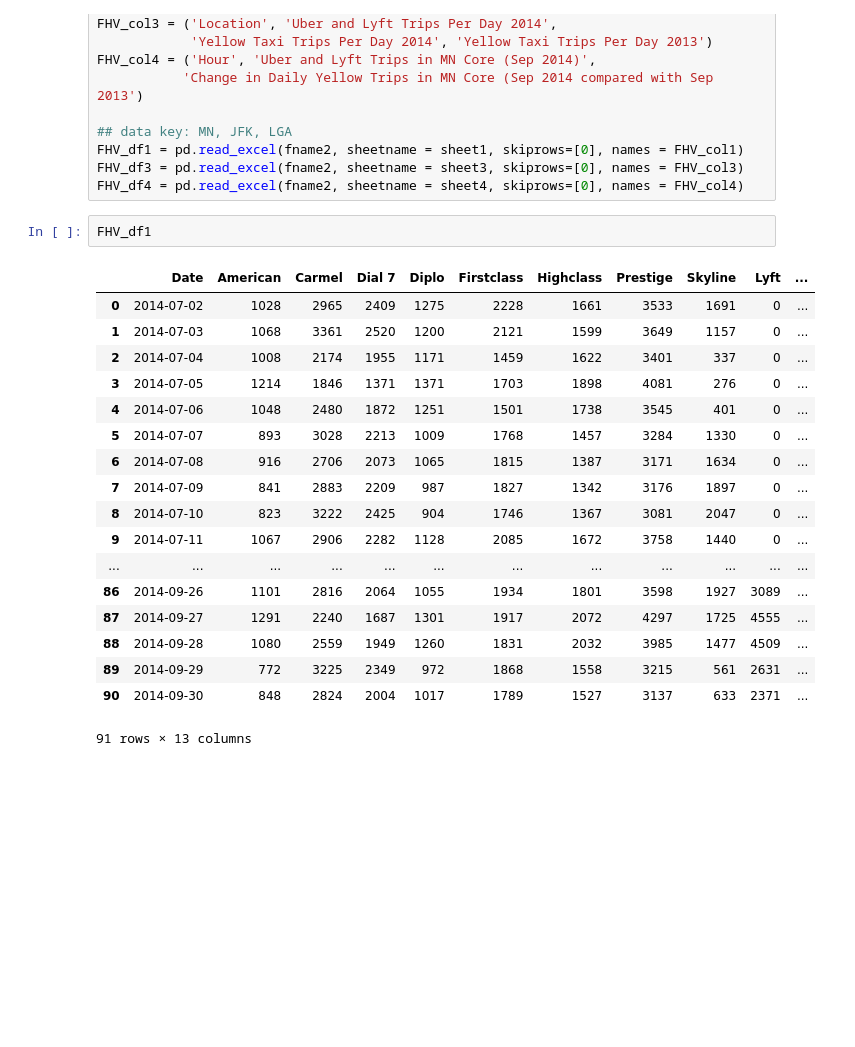
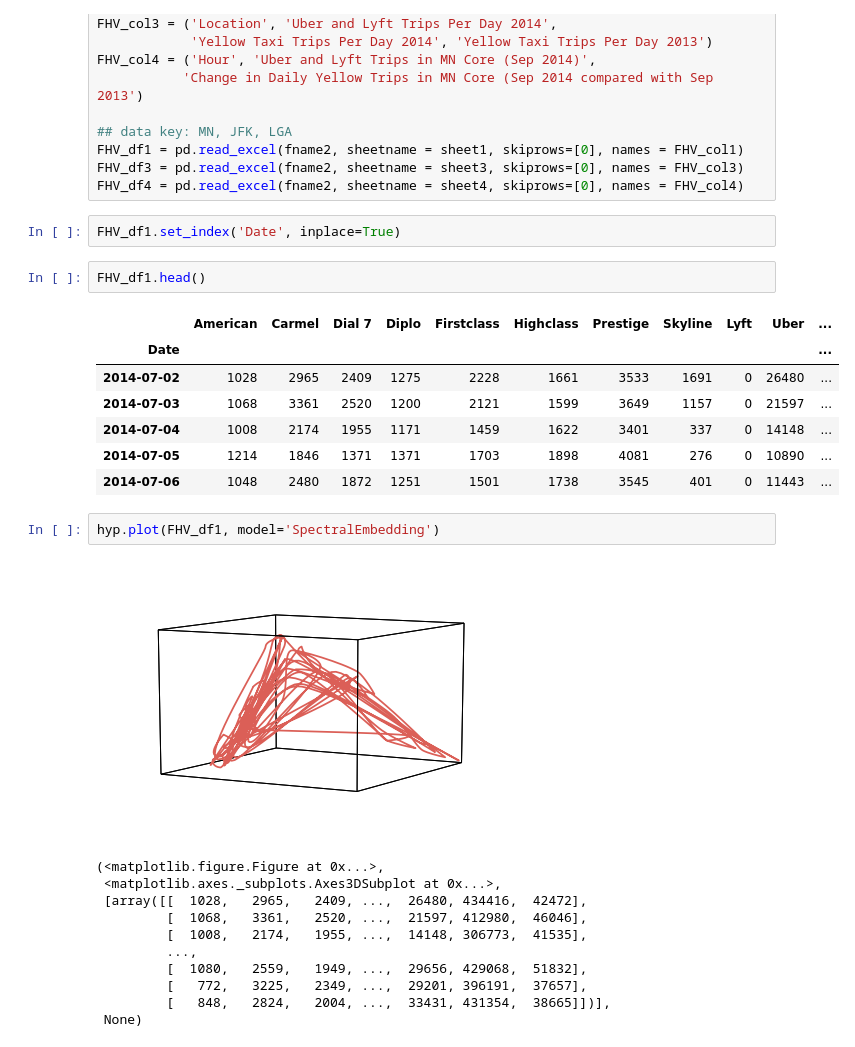
Before and after one commit to ContextLab/storytelling-with-data, a Jupyter notebook: data-stories/uber-nyc/Uber Analysis.ipynb, the cells around one changed output. Cells and saved outputs as stored; diff of their text form; blank space fills up the shorter version.

Commit message:
reset index to date

```diff
--- a/data-stories/uber-nyc/Uber Analysis.ipynb
+++ b/data-stories/uber-nyc/Uber Analysis.ipynb
@@ -31,24 +31,29 @@ FHV_col4 = ('Hour', 'Uber and Lyft Trips in MN Core (Sep 2014)',
 FHV_df1 = pd.read_excel(fname2, sheetname = sheet1, skiprows=[0], names = FHV_col1)
 FHV_df3 = pd.read_excel(fname2, sheetname = sheet3, skiprows=[0], names = FHV_col3)
 FHV_df4 = pd.read_excel(fname2, sheetname = sheet4, skiprows=[0], names = FHV_col4)
+# %%
+FHV_df1.set_index('Date', inplace=True)
 # %%
-FHV_df1
+FHV_df1.head()
 # %% [output]
-|  | Date | American | Carmel | Dial 7 | Diplo | Firstclass | Highclass | Prestige | Skyline | Lyft | ... |
-| 0 | 2014-07-02 | 1028 | 2965 | 2409 | 1275 | 2228 | 1661 | 3533 | 1691 | 0 | ... |
-| 1 | 2014-07-03 | 1068 | 3361 | 2520 | 1200 | 2121 | 1599 | 3649 | 1157 | 0 | ... |
-| 2 | 2014-07-04 | 1008 | 2174 | 1955 | 1171 | 1459 | 1622 | 3401 | 337 | 0 | ... |
-| 3 | 2014-07-05 | 1214 | 1846 | 1371 | 1371 | 1703 | 1898 | 4081 | 276 | 0 | ... |
-| 4 | 2014-07-06 | 1048 | 2480 | 1872 | 1251 | 1501 | 1738 | 3545 | 401 | 0 | ... |
-| 5 | 2014-07-07 | 893 | 3028 | 2213 | 1009 | 1768 | 1457 | 3284 | 1330 | 0 | ... |
-| 6 | 2014-07-08 | 916 | 2706 | 2073 | 1065 | 1815 | 1387 | 3171 | 1634 | 0 | ... |
-| 7 | 2014-07-09 | 841 | 2883 | 2209 | 987 | 1827 | 1342 | 3176 | 1897 | 0 | ... |
-| 8 | 2014-07-10 | 823 | 3222 | 2425 | 904 | 1746 | 1367 | 3081 | 2047 | 0 | ... |
-| 9 | 2014-07-11 | 1067 | 2906 | 2282 | 1128 | 2085 | 1672 | 3758 | 1440 | 0 | ... |
-| ... | ... | ... | ... | ... | ... | ... | ... | ... | ... | ... | ... |
-| 86 | 2014-09-26 | 1101 | 2816 | 2064 | 1055 | 1934 | 1801 | 3598 | 1927 | 3089 | ... |
-| 87 | 2014-09-27 | 1291 | 2240 | 1687 | 1301 | 1917 | 2072 | 4297 | 1725 | 4555 | ... |
-| 88 | 2014-09-28 | 1080 | 2559 | 1949 | 1260 | 1831 | 2032 | 3985 | 1477 | 4509 | ... |
-| 89 | 2014-09-29 | 772 | 3225 | 2349 | 972 | 1868 | 1558 | 3215 | 561 | 2631 | ... |
-| 90 | 2014-09-30 | 848 | 2824 | 2004 | 1017 | 1789 | 1527 | 3137 | 633 | 2371 | ... |
+|  | American | Carmel | Dial 7 | Diplo | Firstclass | Highclass | Prestige | Skyline | Lyft | Uber | ... |
+| Date |  |  |  |  |  |  |  |  |  |  | ... |
+| 2014-07-02 | 1028 | 2965 | 2409 | 1275 | 2228 | 1661 | 3533 | 1691 | 0 | 26480 | ... |
+| 2014-07-03 | 1068 | 3361 | 2520 | 1200 | 2121 | 1599 | 3649 | 1157 | 0 | 21597 | ... |
+| 2014-07-04 | 1008 | 2174 | 1955 | 1171 | 1459 | 1622 | 3401 | 337 | 0 | 14148 | ... |
+| 2014-07-05 | 1214 | 1846 | 1371 | 1371 | 1703 | 1898 | 4081 | 276 | 0 | 10890 | ... |
+| 2014-07-06 | 1048 | 2480 | 1872 | 1251 | 1501 | 1738 | 3545 | 401 | 0 | 11443 | ... |
-91 rows × 13 columns
+# %%
+hyp.plot(FHV_df1, model='SpectralEmbedding')
+# %% [output]
+[figure, added]
+(<matplotlib.figure.Figure at 0x...>,
+ <matplotlib.axes._subplots.Axes3DSubplot at 0x...>,
+ [array([[  1028,   2965,   2409, ...,  26480, 434416,  42472],
+         [  1068,   3361,   2520, ...,  21597, 412980,  46046],
+         [  1008,   2174,   1955, ...,  14148, 306773,  41535],
+         ...,
+         [  1080,   2559,   1949, ...,  29656, 429068,  51832],
+         [   772,   3225,   2349, ...,  29201, 396191,  37657],
+         [   848,   2824,   2004, ...,  33431, 431354,  38665]])],
+ None)
```
